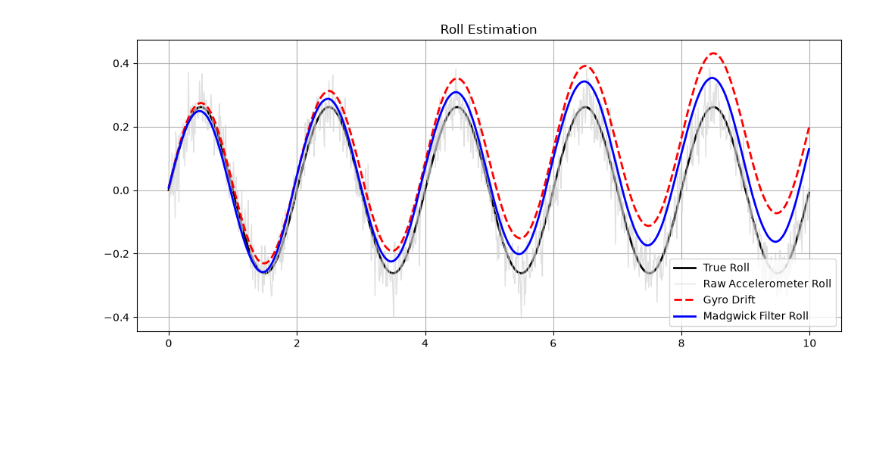
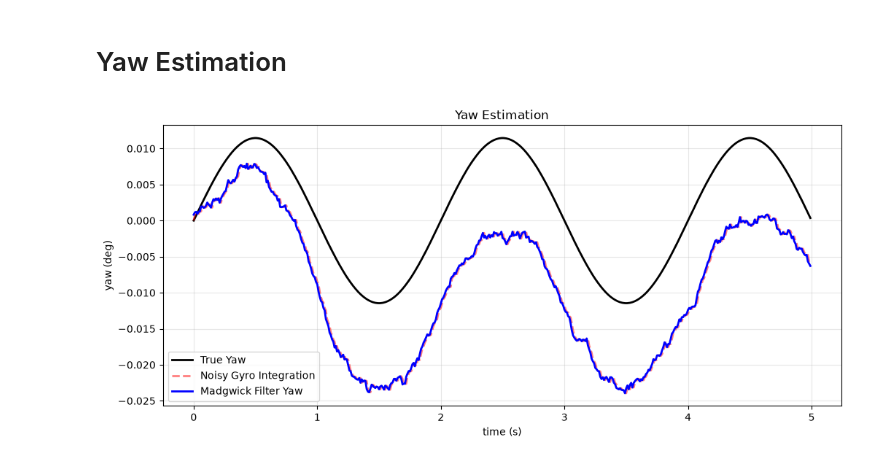
Before and after one commit to RuseaDev/Quadcopter-Simulator, a Jupyter notebook: Filter_testing.ipynb, the cells around one changed output. Drawn from its saved outputs; the diff is of its cells as text; code cells hidden in the pictures; blank space fills up the shorter version.

```diff
--- a/Filter_testing.ipynb
+++ b/Filter_testing.ipynb
@@ -31,3 +10,0 @@ from madgwick_filter import MadgwickMARG
-# %%
-dt = 0.01
-t = np.arange (0, 10, dt)
@@ -134,0 +128,22 @@ accel_pitch_raw = np.arctan2 (
+# %%
+#Generate orientation
+duration = 5.0
+n = int (duration * sample_rate_hz)
+G = 9.81
+
+t = np.arange (n) * dt
+freq = 0.5
+omega = 2.0 * np.pi * freq
+true_roll = 0.00025 * np.sin(omega * t)
+true_pitch = 0.00015 * np.sin(omega * t)
+true_yaw = 0.00020 * np.sin(omega * t)
+
+true_roll_rate = 0.00025 * omega * np.cos (omega * t)
+true_pitch_rate = 0.00015 * omega * np.cos (omega * t)
+true_yaw_rate = 0.00020 * omega * np.cos (omega * t)
+
+true_gyro = np.column_stack ([
+    true_roll_rate,
+    true_pitch_rate,
+    true_yaw_rate,
+])
@@ -135,13 +233,15 @@ accel_pitch_raw = np.arctan2 (
+# %% [markdown]
+# Yaw Estimation
 # %%
 plt.figure(figsize=(12, 5))
-
-plt.plot(t, real_roll, "k", linewidth=2, label="True Roll")
-plt.plot(t, accel_roll_raw, color="lightgray", linewidth=1, alpha = 0.7, label="Raw Accelerometer Roll")
-plt.plot(t, gyro_roll_integrated, "r--", linewidth=2, label="Gyro Drift")
-plt.plot(t, roll_filtered, "b", linewidth=2, label="Madgwick Filter Roll")
-plt.title ("Roll Estimation")
-plt.legend(loc = 'lower right')
-plt.grid(True)
+plt.plot (t, np.rad2deg(true_yaw), "k", linewidth = 2, label = 'True Yaw')
+plt.plot (t, np.rad2deg(noisy_gyro_yaw), 'r--', linewidth = 2, alpha = 0.5, label = "Noisy Gyro Integration")
+plt.plot (t, np.rad2deg(madgwick_yaw), 'b', linewidth = 2, label = 'Madgwick Filter Yaw')
+plt.xlabel('time (s)')
+plt.ylabel ('yaw (deg)')
+plt.title ('Yaw Estimation')
+plt.grid (alpha = 0.3)
+plt.legend()
 plt.show()
 # %% [output]
-[figure, old version]
+[figure, new version]
```
Also changed, not shown: parts of 26 cells of this notebook.
